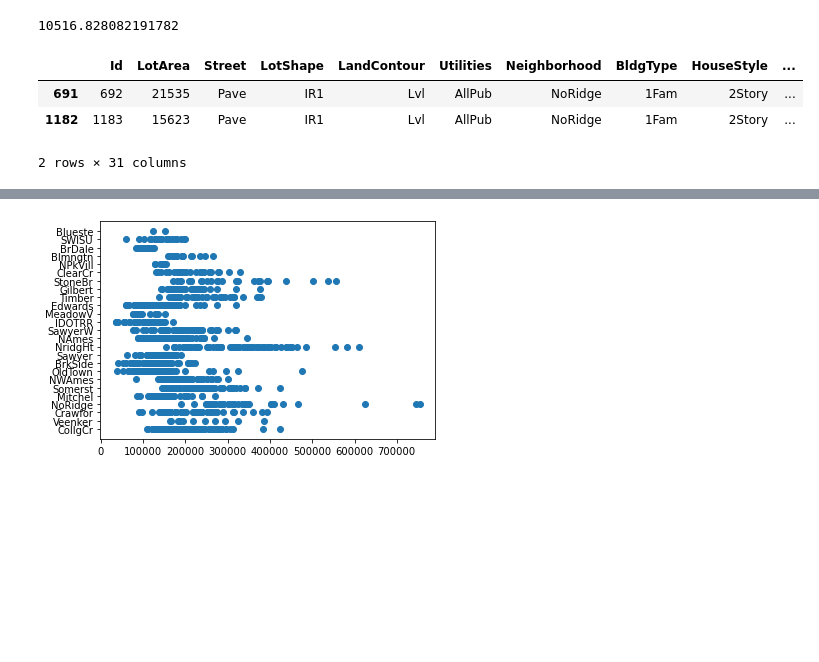
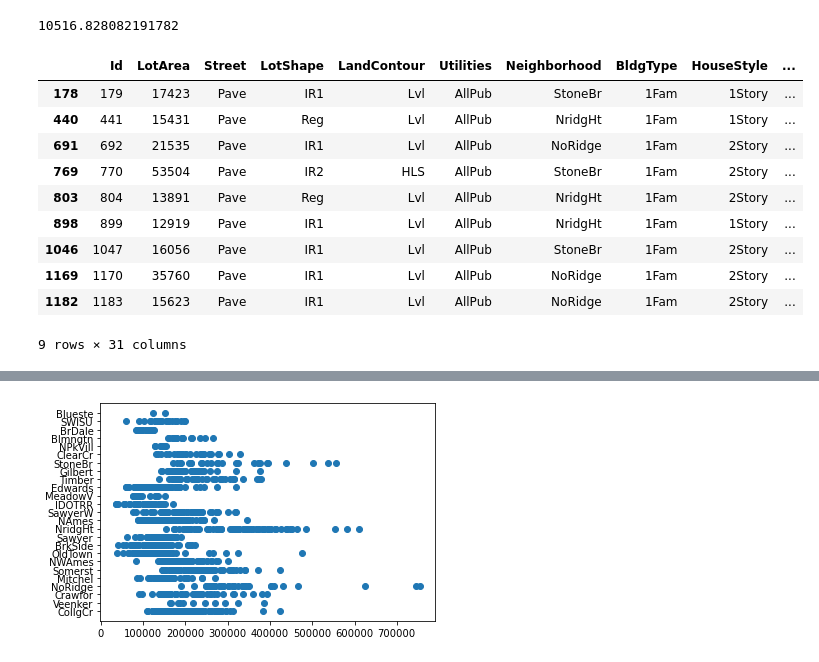
Before and after one commit to maxguy2001/StatsCaseStudiesSem2, a Jupyter notebook: Part1/kim.ipynb, the cells around one changed output, grey strips where cells are left out. Drawn from its saved outputs; the diff is of its cells as text; code cells hidden in the pictures; blank space fills up the shorter version.

```diff
--- a/Part1/kim.ipynb
+++ b/Part1/kim.ipynb
@@ -1,19 +1,26 @@
 # %%
 #kim's notebook
 
-
+import numpy as np
 import pandas as pd
 import matplotlib.pyplot as plt
 
 df = pd.read_csv("houseprices.csv")
 
 
-oddsales = df[(df['SalePrice'] >= 700000)]
+oddsales = df[(df['SalePrice'] >= 500000)]
 print(df["LotArea"].mean())
 oddsales
 # %% [output]
 10516.828082191782
 |  | Id | LotArea | Street | LotShape | LandContour | Utilities | Neighborhood | BldgType | HouseStyle | ... |
+| 178 | 179 | 17423 | Pave | IR1 | Lvl | AllPub | StoneBr | 1Fam | 1Story | ... |
+| 440 | 441 | 15431 | Pave | Reg | Lvl | AllPub | NridgHt | 1Fam | 1Story | ... |
 | 691 | 692 | 21535 | Pave | IR1 | Lvl | AllPub | NoRidge | 1Fam | 2Story | ... |
+| 769 | 770 | 53504 | Pave | IR2 | HLS | AllPub | StoneBr | 1Fam | 2Story | ... |
+| 803 | 804 | 13891 | Pave | Reg | Lvl | AllPub | NridgHt | 1Fam | 2Story | ... |
+| 898 | 899 | 12919 | Pave | IR1 | Lvl | AllPub | NridgHt | 1Fam | 1Story | ... |
+| 1046 | 1047 | 16056 | Pave | IR1 | Lvl | AllPub | StoneBr | 1Fam | 2Story | ... |
+| 1169 | 1170 | 35760 | Pave | IR1 | Lvl | AllPub | NoRidge | 1Fam | 2Story | ... |
 | 1182 | 1183 | 15623 | Pave | IR1 | Lvl | AllPub | NoRidge | 1Fam | 2Story | ... |
-2 rows × 31 columns
+9 rows × 31 columns
```
Also changed, not shown: parts of 5 cells of this notebook.
